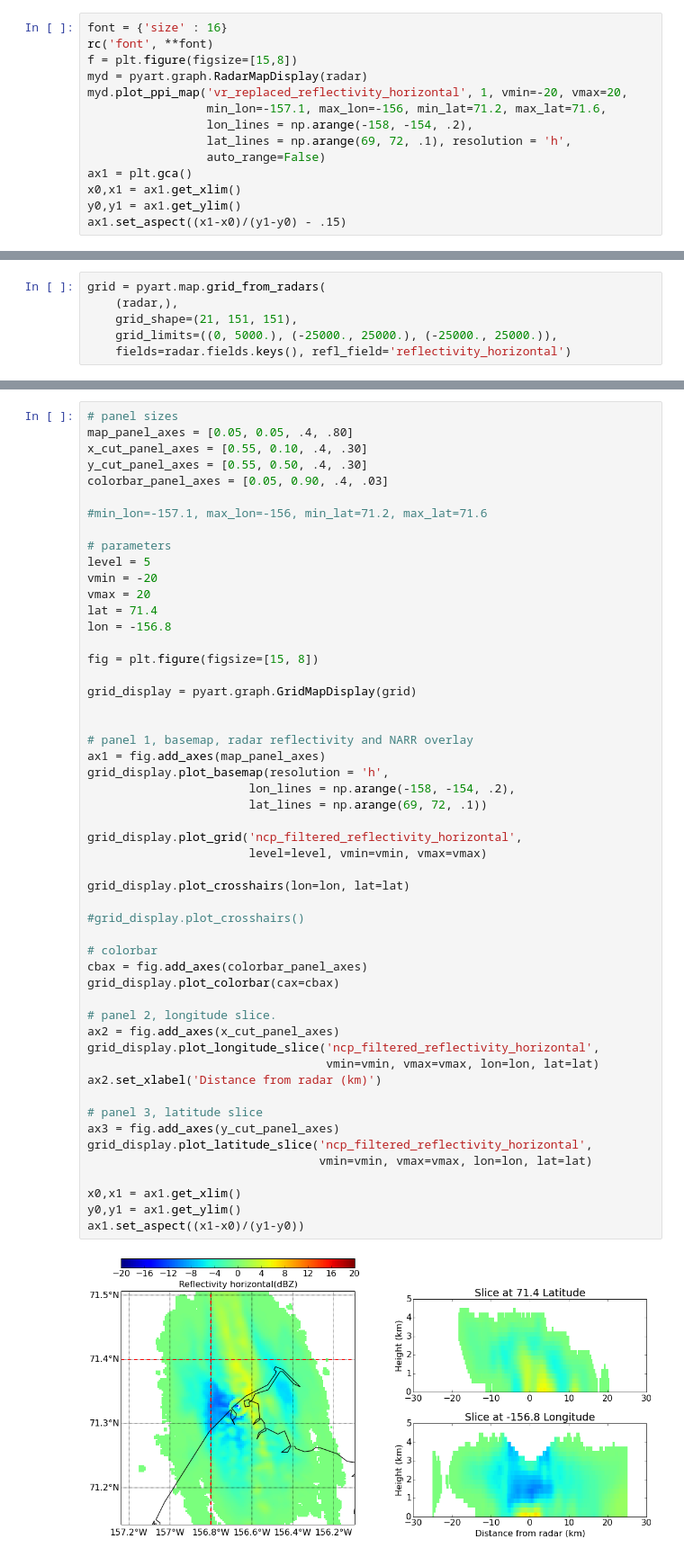
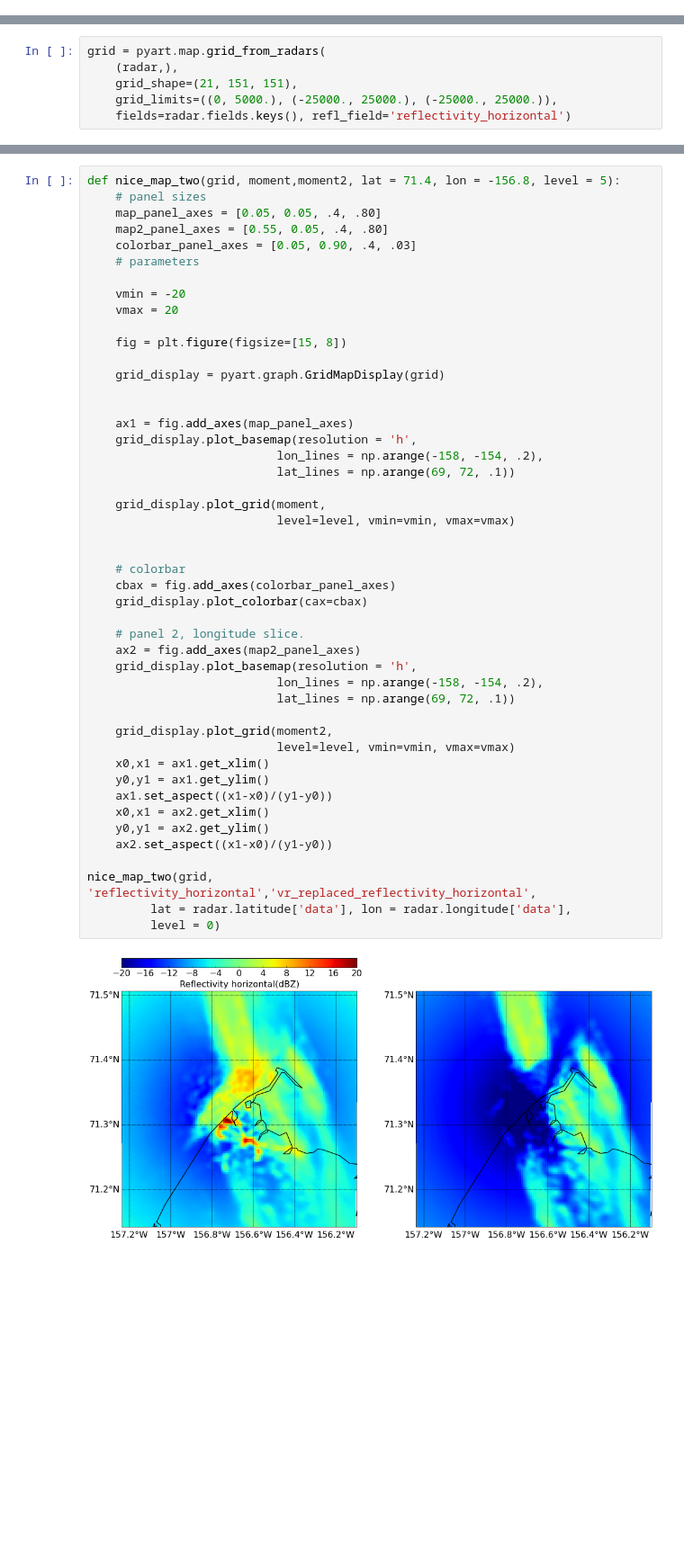
Before and after one commit to scollis/NSA, a Jupyter notebook: Mapping with pre-condition.ipynb, the cells around one changed output, grey strips where cells are left out. Shown at 90% size. Saved outputs shown, nothing was run; the diff lists cells and outputs as text; blank space fills up the shorter version.

```diff
--- a/Mapping with pre-condition.ipynb
+++ b/Mapping with pre-condition.ipynb
@@ -245,14 +231,0 @@ ax1.set_aspect((x1-x0)/(y1-y0) - .15)
-# %%
-font = {'size' : 16}
-rc('font', **font)
-f = plt.figure(figsize=[15,8])
-myd = pyart.graph.RadarMapDisplay(radar)
-myd.plot_ppi_map('vr_replaced_reflectivity_horizontal', 1, vmin=-20, vmax=20,
-                 min_lon=-157.1, max_lon=-156, min_lat=71.2, max_lat=71.6,
-                 lon_lines = np.arange(-158, -154, .2),
-                 lat_lines = np.arange(69, 72, .1), resolution = 'h',
-                 auto_range=False)
-ax1 = plt.gca()
-x0,x1 = ax1.get_xlim()
-y0,y1 = ax1.get_ylim()
-ax1.set_aspect((x1-x0)/(y1-y0) - .15)
@@ -321,54 +317,49 @@ ax1.set_aspect((x1-x0)/(y1-y0))
 # %%
-# panel sizes
-map_panel_axes = [0.05, 0.05, .4, .80]
-x_cut_panel_axes = [0.55, 0.10, .4, .30]
-y_cut_panel_axes = [0.55, 0.50, .4, .30]
-colorbar_panel_axes = [0.05, 0.90, .4, .03]
+def nice_map_two(grid, moment,moment2, lat = 71.4, lon = -156.8, level = 5):
+    # panel sizes
+    map_panel_axes = [0.05, 0.05, .4, .80]
+    map2_panel_axes = [0.55, 0.05, .4, .80]
+    colorbar_panel_axes = [0.05, 0.90, .4, .03]
+    # parameters
 
-#min_lon=-157.1, max_lon=-156, min_lat=71.2, max_lat=71.6
+    vmin = -20
+    vmax = 20
 
-# parameters
-level = 5
-vmin = -20
-vmax = 20
-lat = 71.4
-lon = -156.8
+    fig = plt.figure(figsize=[15, 8])
 
-fig = plt.figure(figsize=[15, 8])
-
-grid_display = pyart.graph.GridMapDisplay(grid)
+    grid_display = pyart.graph.GridMapDisplay(grid)
 
 
-# panel 1, basemap, radar reflectivity and NARR overlay
-ax1 = fig.add_axes(map_panel_axes)
-grid_display.plot_basemap(resolution = 'h',
-                       lon_lines = np.arange(-158, -154, .2),
-                       lat_lines = np.arange(69, 72, .1))
+    ax1 = fig.add_axes(map_panel_axes)
+    grid_display.plot_basemap(resolution = 'h',
+                           lon_lines = np.arange(-158, -154, .2),
+                           lat_lines = np.arange(69, 72, .1))
 
-grid_display.plot_grid('ncp_filtered_reflectivity_horizontal',
-                       level=level, vmin=vmin, vmax=vmax)
+    grid_display.plot_grid(moment,
+                           level=level, vmin=vmin, vmax=vmax)
 
-grid_display.plot_crosshairs(lon=lon, lat=lat)
 
-#grid_display.plot_crosshairs()
+    # colorbar
+    cbax = fig.add_axes(colorbar_panel_axes)
+    grid_display.plot_colorbar(cax=cbax)
 
-# colorbar
-cbax = fig.add_axes(colorbar_panel_axes)
-grid_display.plot_colorbar(cax=cbax)
+    # panel 2, longitude slice.
+    ax2 = fig.add_axes(map2_panel_axes)
+    grid_display.plot_basemap(resolution = 'h',
+                           lon_lines = np.arange(-158, -154, .2),
+                           lat_lines = np.arange(69, 72, .1))
 
-# panel 2, longitude slice.
-ax2 = fig.add_axes(x_cut_panel_axes)
-grid_display.plot_longitude_slice('ncp_filtered_reflectivity_horizontal',
-                                  vmin=vmin, vmax=vmax, lon=lon, lat=lat)
-ax2.set_xlabel('Distance from radar (km)')
+    grid_display.plot_grid(moment2,
+                           level=level, vmin=vmin, vmax=vmax)
+    x0,x1 = ax1.get_xlim()
+    y0,y1 = ax1.get_ylim()
+    ax1.set_aspect((x1-x0)/(y1-y0))
+    x0,x1 = ax2.get_xlim()
+    y0,y1 = ax2.get_ylim()
+    ax2.set_aspect((x1-x0)/(y1-y0))
 
-# panel 3, latitude slice
-ax3 = fig.add_axes(y_cut_panel_axes)
-grid_display.plot_latitude_slice('ncp_filtered_reflectivity_horizontal',
-                                 vmin=vmin, vmax=vmax, lon=lon, lat=lat)
-
-x0,x1 = ax1.get_xlim()
-y0,y1 = ax1.get_ylim()
-ax1.set_aspect((x1-x0)/(y1-y0))
+nice_map_two(grid, 'reflectivity_horizontal','vr_replaced_reflectivity_horizontal',
+         lat = radar.latitude['data'], lon = radar.longitude['data'],
+         level = 0)
 # %% [output]
-[figure, old version]
+[figure, new version]
```
Also changed, not shown: parts of 14 cells of this notebook.
